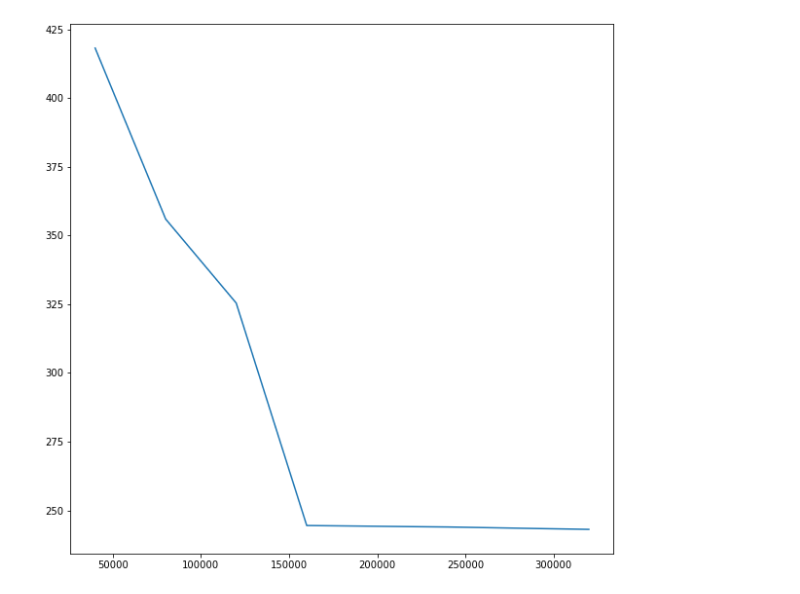
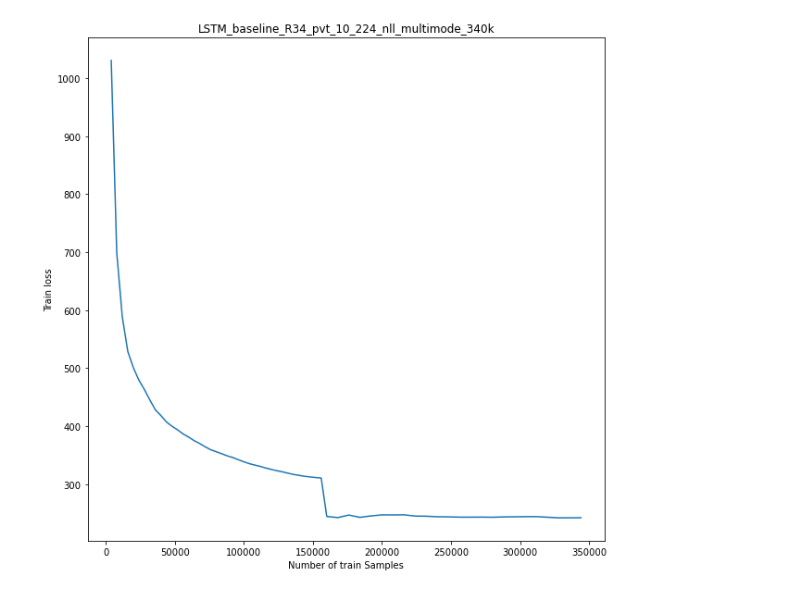
Before and after one commit to suryajayaraman/Lyft_Motion_Prediction_kaggle, a Jupyter notebook: Plot_curves.ipynb, the cells around one changed output. Drawn from its saved outputs; the diff is of its cells as text; code cells hidden in the pictures.

```diff
--- a/Plot_curves.ipynb
+++ b/Plot_curves.ipynb
@@ -39,6 +26,4 @@ plot_df = df.iloc[::10, :]
-# %%
-plt.figure(figsize=(10,10))
-plt.plot(plot_df['iterations'].values[1:] * 16, plot_df['metrics (avg)'].values[1:])
-plt.savefig('LSTM_baseline_train_losses_0-340k.png')
-# %% [output]
-[figure, removed]
+# %%
+plot_trainloss(data_path, file2_name, 1)
+# %% [output]
+[figure, added]
```
Also changed, not shown: parts of 11 cells of this notebook, 1 other file.
